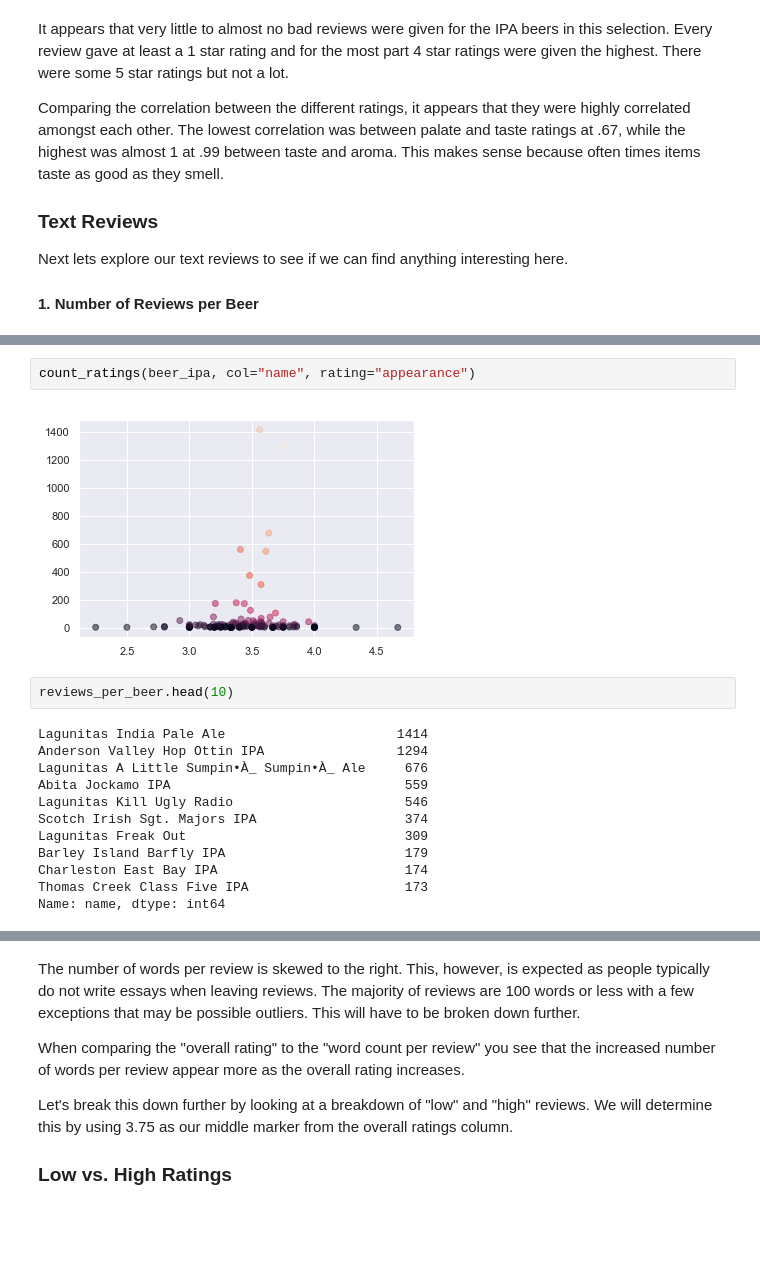
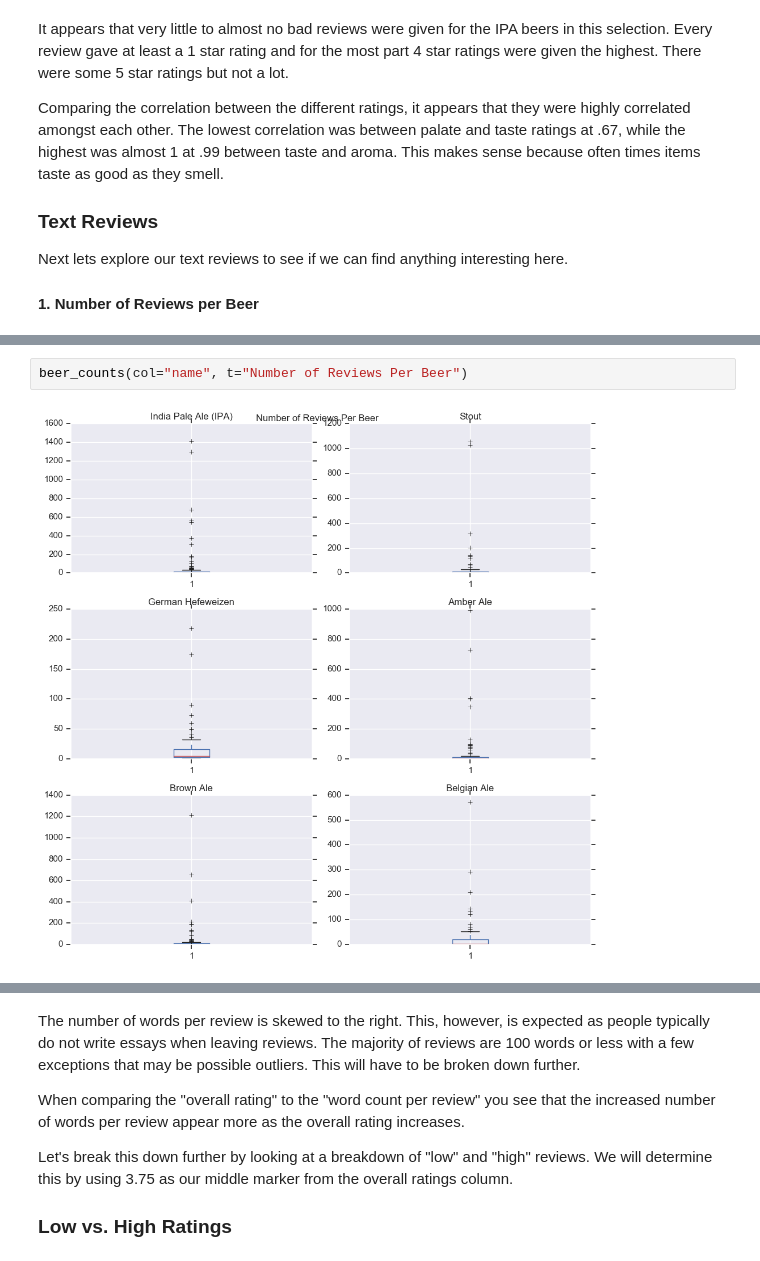
Before and after one commit to sdesaidata/Springboard, a Jupyter notebook: Capstone_Project_I/BeerEDA.ipynb, the cells around one changed output, grey strips where cells are left out. Cells and saved outputs as stored; diff of their text form; blank space fills up the shorter version.

```diff
--- a/Capstone_Project_I/BeerEDA.ipynb
+++ b/Capstone_Project_I/BeerEDA.ipynb
@@ -436,18 +426,4 @@ def count_ratings(df, col, rating, cmap=None):
-# %%
-count_ratings(beer_ipa, col="name", rating="appearance")
-# %% [output]
-[figure, removed]
-# %%
-reviews_per_beer.head(10)
-# %% [output]
-Lagunitas India Pale Ale                      1414
-Anderson Valley Hop Ottin IPA                 1294
-Lagunitas A Little Sumpin•À_ Sumpin•À_ Ale     676
-Abita Jockamo IPA                              559
-Lagunitas Kill Ugly Radio                      546
-Scotch Irish Sgt. Majors IPA                   374
-Lagunitas Freak Out                            309
-Barley Island Barfly IPA                       179
-Charleston East Bay IPA                        174
-Thomas Creek Class Five IPA                    173
-Name: name, dtype: int64
+# %%
+beer_counts(col="name", t="Number of Reviews Per Beer")
+# %% [output]
+[figure, added]
```
Also changed, not shown: parts of 53 cells of this notebook.
